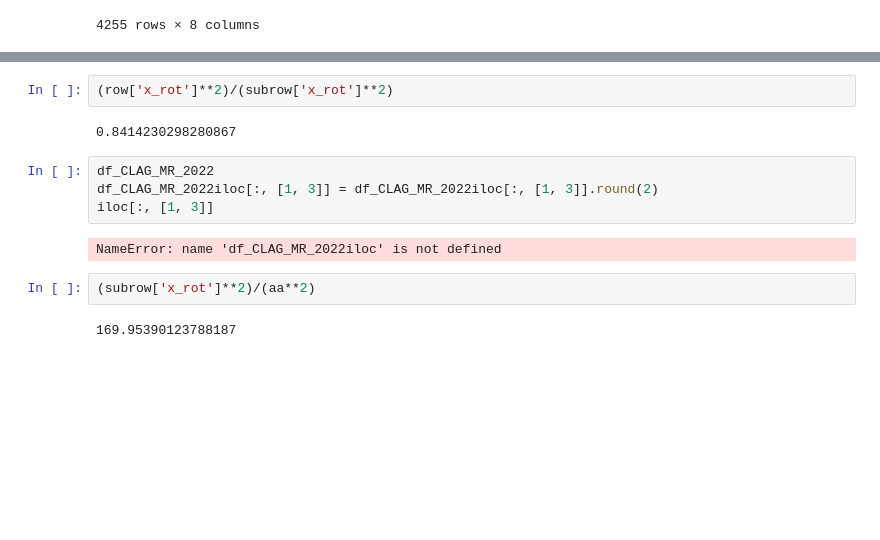
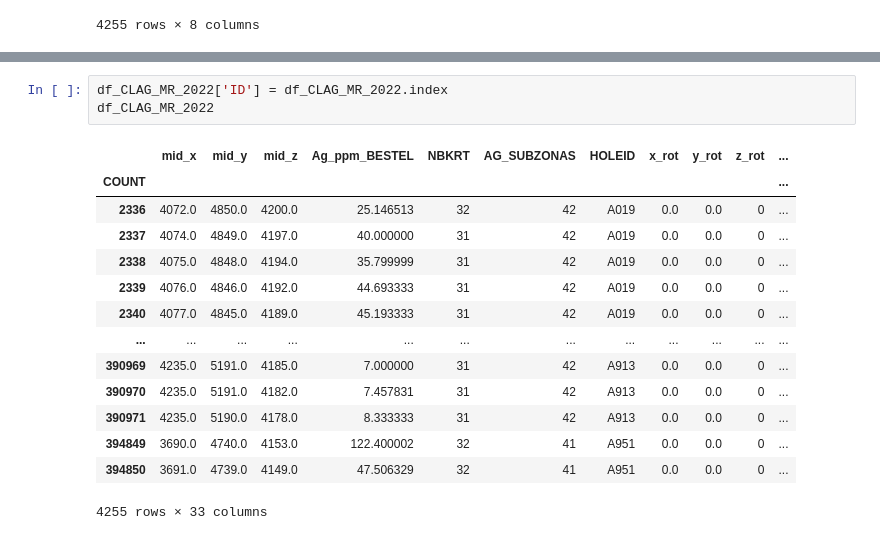
Before and after one commit to jlztorres/local_capping, a Jupyter notebook: capping.ipynb, the cells around one changed output, grey strips where cells are left out. Cells and saved outputs as stored; diff of their text form; blank space fills up the shorter version.

```diff
--- a/capping.ipynb
+++ b/capping.ipynb
@@ -421,14 +486,18 @@ inner_df
-# %%
-(row['x_rot']**2)/(subrow['x_rot']**2)
-# %% [output]
-0.8414230298280867
-# %%
-df_CLAG_MR_2022
-df_CLAG_MR_2022iloc[:, [1, 3]] = df_CLAG_MR_2022iloc[:, [1, 3]].round(2)
-iloc[:, [1, 3]]
-# %% [output]
-NameError: name 'df_CLAG_MR_2022iloc' is not defined
-# %%
-(subrow['x_rot']**2)/(aa**2)
-# %% [output]
-169.95390123788187
+# %%
+df_CLAG_MR_2022['ID'] = df_CLAG_MR_2022.index
+df_CLAG_MR_2022
+# %% [output]
+|  | mid_x | mid_y | mid_z | Ag_ppm_BESTEL | NBKRT | AG_SUBZONAS | HOLEID | x_rot | y_rot | z_rot | ... |
+| COUNT |  |  |  |  |  |  |  |  |  |  | ... |
+| 2336 | 4072.0 | 4850.0 | 4200.0 | 25.146513 | 32 | 42 | A019 | 0.0 | 0.0 | 0 | ... |
+| 2337 | 4074.0 | 4849.0 | 4197.0 | 40.000000 | 31 | 42 | A019 | 0.0 | 0.0 | 0 | ... |
+| 2338 | 4075.0 | 4848.0 | 4194.0 | 35.799999 | 31 | 42 | A019 | 0.0 | 0.0 | 0 | ... |
+| 2339 | 4076.0 | 4846.0 | 4192.0 | 44.693333 | 31 | 42 | A019 | 0.0 | 0.0 | 0 | ... |
+| 2340 | 4077.0 | 4845.0 | 4189.0 | 45.193333 | 31 | 42 | A019 | 0.0 | 0.0 | 0 | ... |
+| ... | ... | ... | ... | ... | ... | ... | ... | ... | ... | ... | ... |
+| 390969 | 4235.0 | 5191.0 | 4185.0 | 7.000000 | 31 | 42 | A913 | 0.0 | 0.0 | 0 | ... |
+| 390970 | 4235.0 | 5191.0 | 4182.0 | 7.457831 | 31 | 42 | A913 | 0.0 | 0.0 | 0 | ... |
+| 390971 | 4235.0 | 5190.0 | 4178.0 | 8.333333 | 31 | 42 | A913 | 0.0 | 0.0 | 0 | ... |
+| 394849 | 3690.0 | 4740.0 | 4153.0 | 122.400002 | 32 | 41 | A951 | 0.0 | 0.0 | 0 | ... |
+| 394850 | 3691.0 | 4739.0 | 4149.0 | 47.506329 | 32 | 41 | A951 | 0.0 | 0.0 | 0 | ... |
+4255 rows × 33 columns
```
Also changed, not shown: parts of 64 cells of this notebook, 1 other file.
